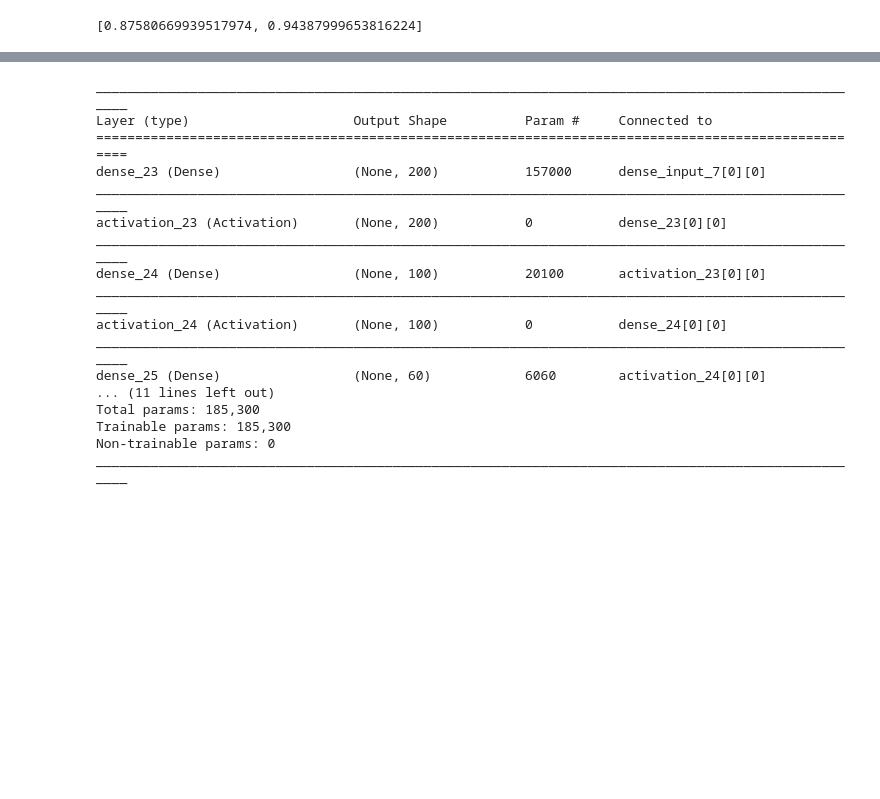
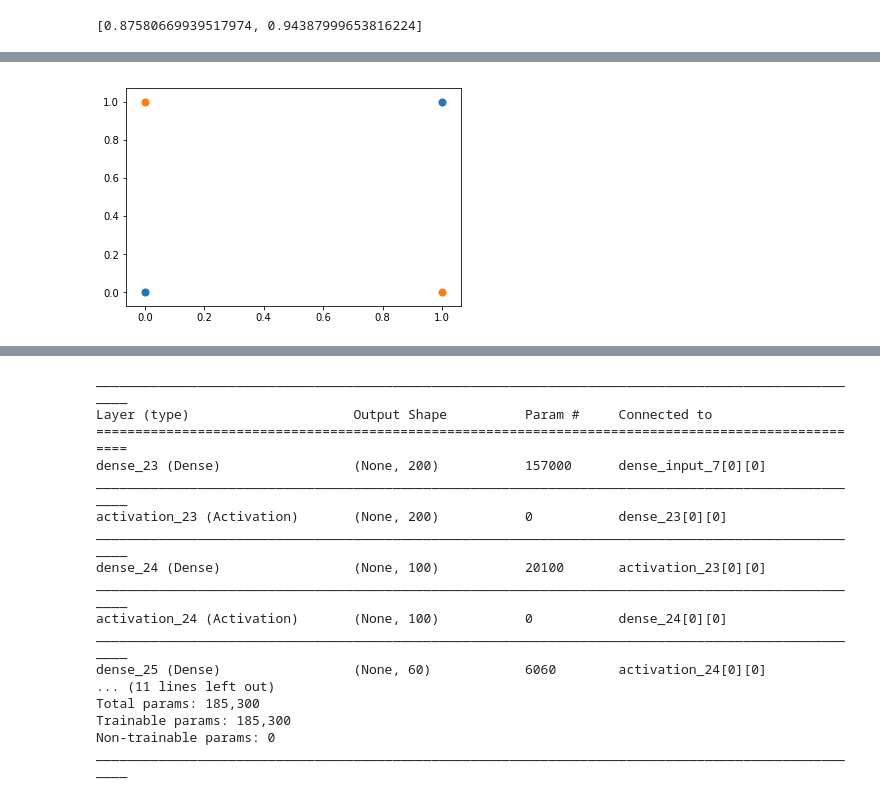
Before and after one commit to shikanon/MyPresentations, a Jupyter notebook: DeepLearning/LearnOfDeepLearning.ipynb, the cells around one changed output, grey strips where cells are left out. Cells and saved outputs as stored; diff of their text form; code cells hidden in the pictures; blank space fills up the shorter version.

```diff
--- a/DeepLearning/LearnOfDeepLearning.ipynb
+++ b/DeepLearning/LearnOfDeepLearning.ipynb
@@ -308,0 +301,5 @@ Adam 也是基于梯度下降的方法，但是每次迭代参数的学习步长
+# %%
+table = {'x':[1,0,1,0],'y':[1,0,0,1]}
+df = pd.DataFrame(table)
+df['z'] = df['x']^df['y']
+df
@@ -308,0 +324,7 @@ Adam 也是基于梯度下降的方法，但是每次迭代参数的学习步长
+# %%
+fig3 = plt.figure(2)
+groups = df.groupby('z')
+for name, group in groups:
+    scatter(group['x'],group['y'],label=name,s=50,marker='o')
+# %% [output]
+[figure, added]
```
Also changed, not shown: parts of 28 cells of this notebook, 10 other files.
